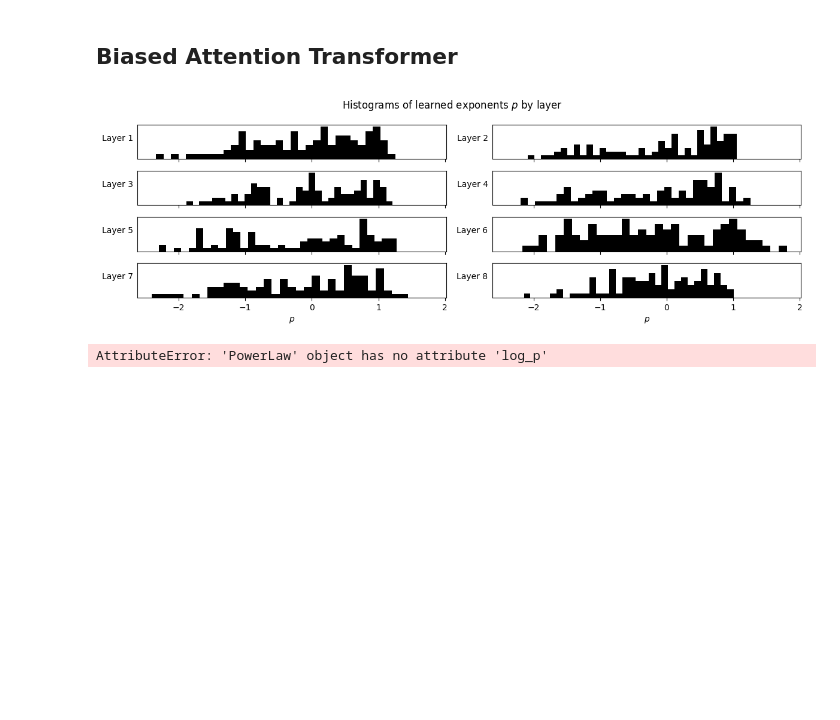
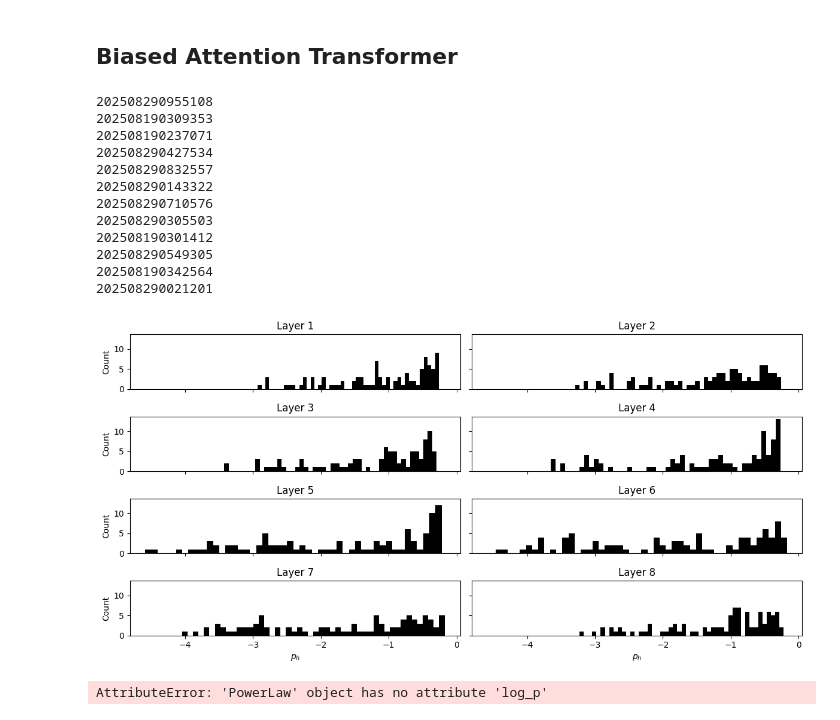
Before and after one commit to jshe2304/molecular_attention_bias, a Jupyter notebook: src/notebooks/exponents.ipynb, the cells around one changed output. Cells and saved outputs as stored; diff of their text form; code cells hidden in the pictures; blank space fills up the shorter version.

```diff
--- a/src/notebooks/exponents.ipynb
+++ b/src/notebooks/exponents.ipynb
@@ -15,42 +15,57 @@ from models.biased_attention_transformer import BiasedAttentionTransformer
 # %%
 exponents_by_layer = []
 
 for root, dirs, files in os.walk(log_dir):
     if not files or 'model.pt' not in files: continue
     *_, model_type, radial_function_type, architecture, run_id = root.split('/')
     if model_type != 'BiasedAttentionTransformer': continue
-    if radial_function_type != 'PowerLaw': continue
-    if architecture != 'E64H8D8': continue
+    if radial_function_type != 'ExpNegativePowerLaw': continue
+    if architecture != 'E128H8D8': continue
+
+    print(run_id)
 
     model = BiasedAttentionTransformer(
         n_tokens=6,
         out_features=3,
-        E=64, H=8, D=8,
+        E=128, H=8, D=8,
         dropout=0.1,
-        radial_function_type="PowerLaw"
+        radial_function_type="ExpNegativePowerLaw"
     )
 
     model_file = os.path.join(root, 'model.pt')
     state_dict = torch.load(model_file, map_location=torch.device('cpu'))
     model.load_state_dict(state_dict)
 
     for i, transformer_block in enumerate(model.transformer_blocks):
         if i == len(exponents_by_layer): exponents_by_layer.append([])
-        exponents_by_layer[i] += list(transformer_block.radial_function.p.squeeze().detach())
+        exponents_by_layer[i] += list(-transformer_block.radial_function.log_p.exp().squeeze().detach())
 
-fig, axs = plt.subplots(len(exponents_by_layer) // 2, 2, figsize=(6 * 2, len(exponents_by_layer) // 2), sharex=True)
+fig, axs = plt.subplots(len(exponents_by_layer) // 2, 2, figsize=(6 * 2, 1.5 * len(exponents_by_layer) // 2), sharex=True, sharey=True)
 
 for i, (exponents, ax)  in enumerate(zip(exponents_by_layer, axs.flatten())):
-    ax.hist(exponents, bins=32, color='k')
-    ax.set_yticks([])
-    ax.set_ylabel(f'Layer {i + 1}', rotation=0, labelpad=24)
+    ax.hist(exponents, bins=48, color='k')
+    ax.set_title(f'Layer {i + 1}')
 
-axs[-1, 0].set_xlabel('$p$')
-axs[-1, 1].set_xlabel('$p$')
-fig.suptitle('Histograms of learned exponents $p$ by layer')
+for ax in axs[:, 0]: ax.set_ylabel('Count')
+
+axs[-1, 0].set_xlabel('$p_h$')
+axs[-1, 1].set_xlabel('$p_h$')
+#fig.suptitle('Histograms of learned exponents $p$ by layer')
 fig.tight_layout()
 # %% [output]
+202508290955108
+202508190309353
+202508190237071
+202508290427534
+202508290832557
+202508290143322
+202508290710576
+202508290305503
+202508190301412
+202508290549305
+202508190342564
+202508290021201
-[figure, old version]
+[figure, new version]
 # %%
 exponents_by_layer = []
 
```
Also changed, not shown: 9 other files.
